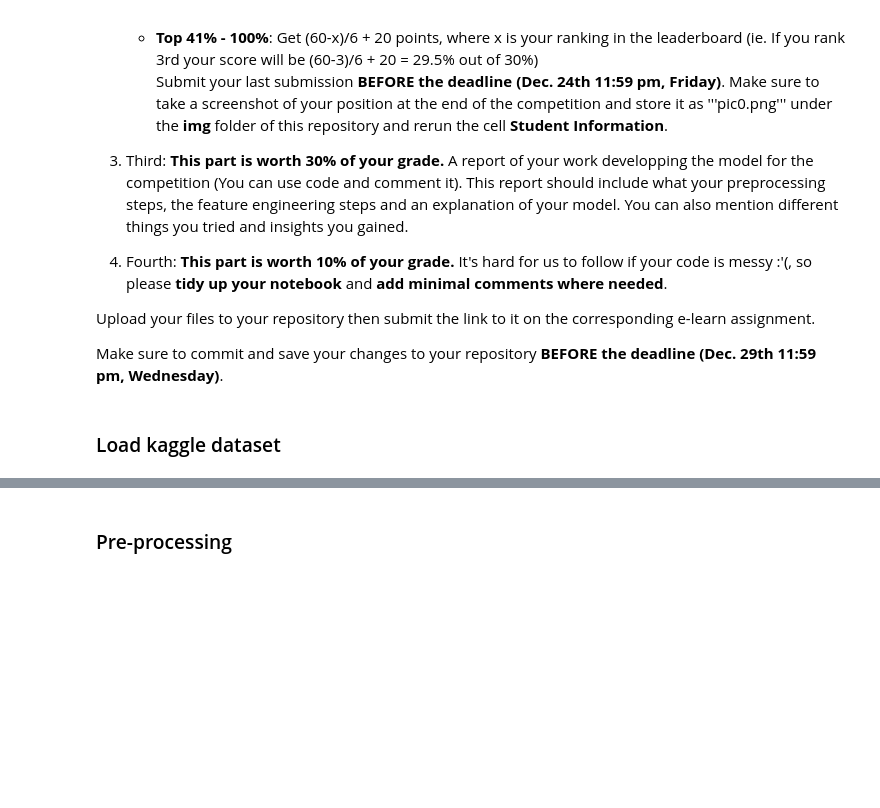
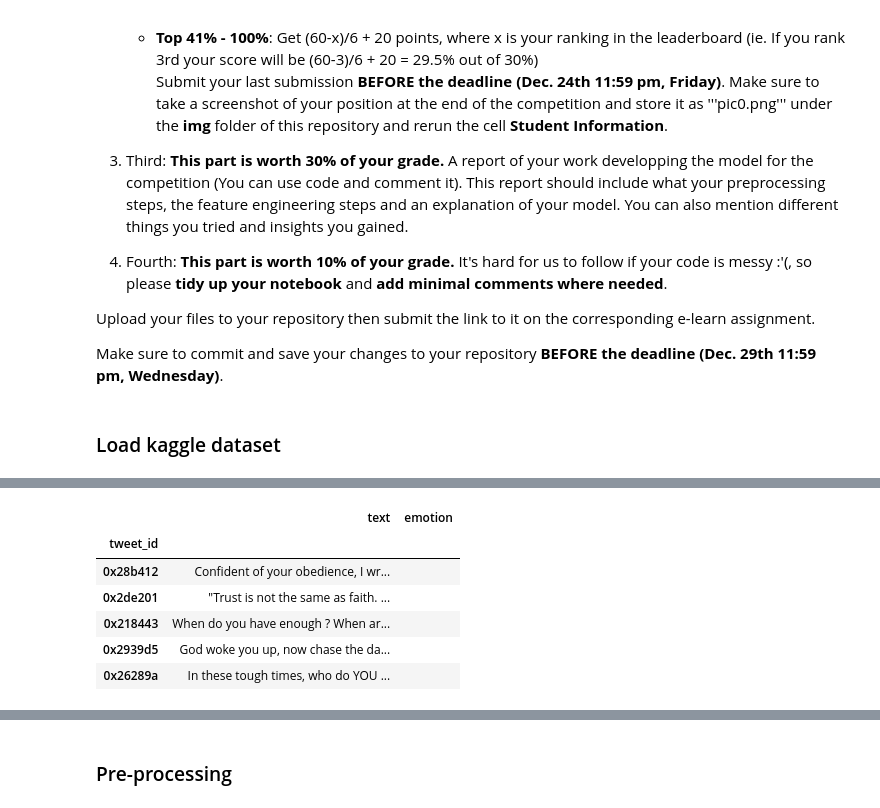
Before and after one commit to hsiaooo/DM2021-Lab2-HW2, a Jupyter notebook: DM2021-Lab2-Homework.ipynb, the cells around one changed output, grey strips where cells are left out. Cells and saved outputs as stored; diff of their text form; code cells hidden in the pictures; blank space fills up the shorter version.

```diff
--- a/DM2021-Lab2-Homework.ipynb
+++ b/DM2021-Lab2-Homework.ipynb
@@ -65,11 +79,15 @@ path       = os.path.dirname(os.path.abspath("tweets_DM.json"))
 # %%
-# # get training set and test set
-# train_df = tweets[tweets["identification"] == "train"]
-# test_df  = tweets[tweets["identification"] == "test"]
+# get training set and test set
+train_df = tweets[tweets["identification"] == "train"]
+test_df  = tweets[tweets["identification"] == "test"]
 
-# # drop identification tags
-# train_df.drop(columns=["identification"], inplace=True)
-# test_df.drop(columns=["identification"], inplace=True)
+# drop identification tags
+train_df.drop(columns=["identification"], inplace=True)
+test_df.drop(columns=["identification"], inplace=True)
 
-# print(f'Training set\n{train_df.head()}\n')
-# print(f'Testing set\n{test_df.head()}')
+# drop hashtags
+train_df.drop(columns=["hashtags"], inplace=True)
+test_df.drop(columns=["hashtags"], inplace=True)
+
+print(f'Training set\n{train_df.head()}\n')
+print(f'Testing set\n{test_df.head()}')
@@ -76,10 +114,19 @@ path       = os.path.dirname(os.path.abspath("tweets_DM.json"))
 # %%
 # add emotion column
-# train_df = pd.merge(train_df, emotion, on="tweet_id")
-# test_df = test_df.assign(emotion="")
+train_df = pd.merge(train_df, emotion, on="tweet_id")
+test_df = test_df.assign(emotion="")
 # %%
 # use tweet_id as index
-# train_df.set_index("tweet_id",inplace=True)
-# test_df.set_index("tweet_id",inplace=True)
+train_df.set_index("tweet_id",inplace=True)
+test_df.set_index("tweet_id",inplace=True)
 
-# train_df.head()
+train_df.head()
+test_df.head()
+# %% [output]
+|  | text | emotion |
+| tweet_id |  |  |
+| 0x28b412 | Confident of your obedience, I wr... |  |
+| 0x2de201 | "Trust is not the same as faith. ... |  |
+| 0x218443 | When do you have enough ? When ar... |  |
+| 0x2939d5 | God woke you up, now chase the da... |  |
+| 0x26289a | In these tough times, who do YOU ... |  |
```
Also changed, not shown: parts of 11 cells of this notebook, 3 other files.
